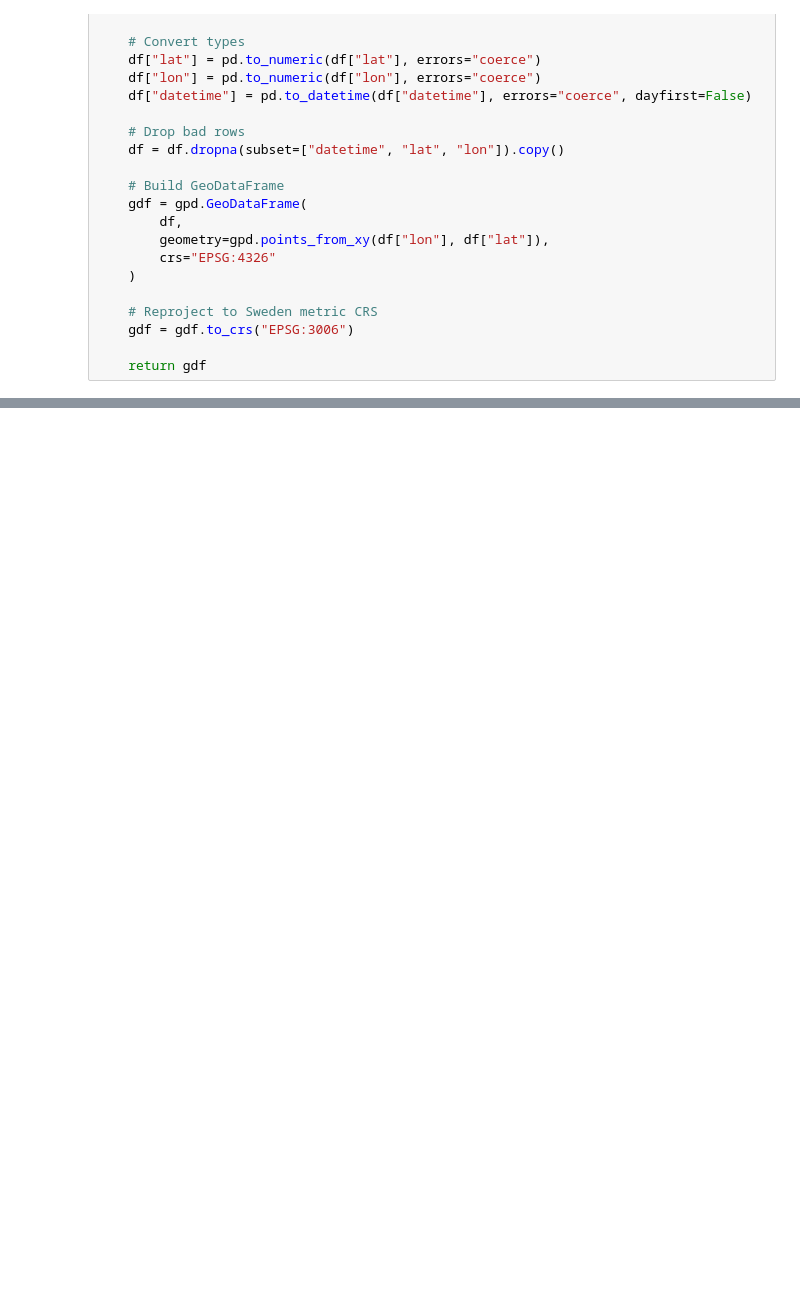
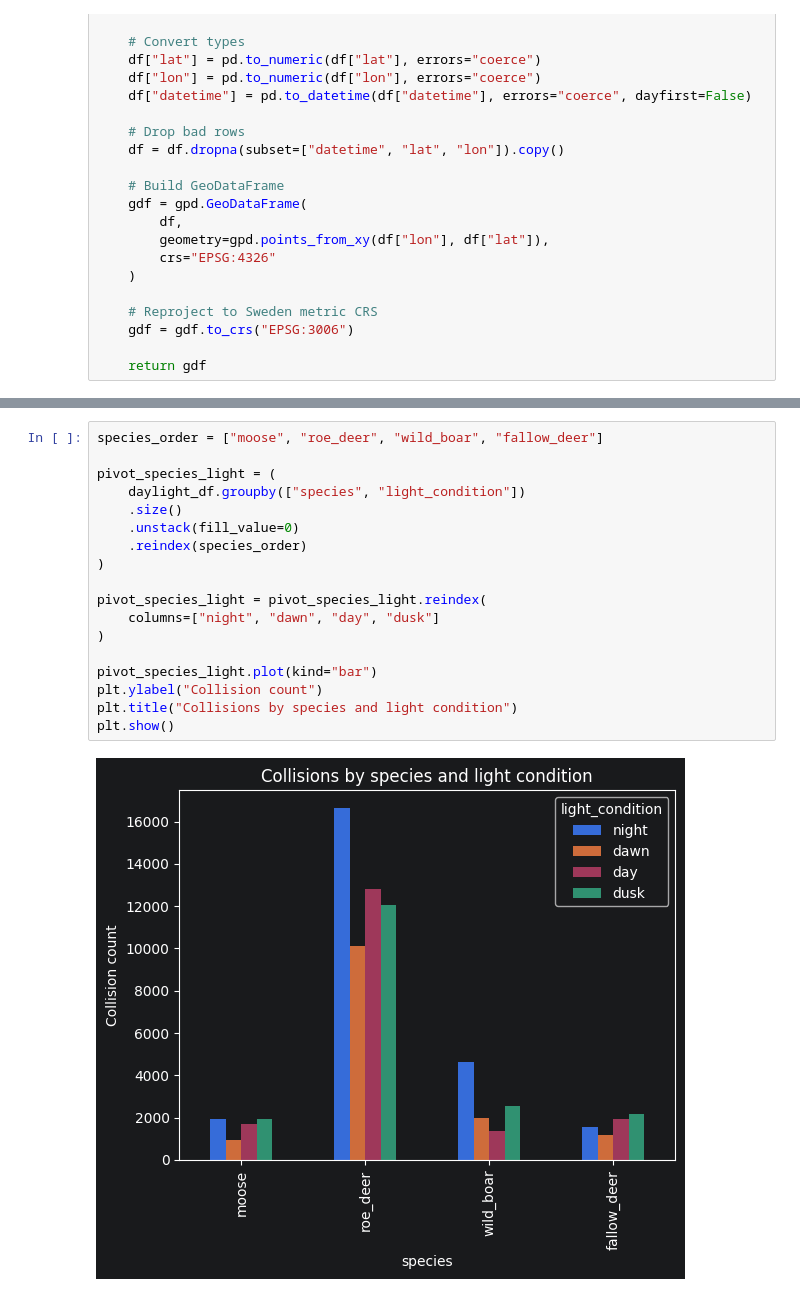
Before and after one commit to aw950309/thesis_boogaloo, a Jupyter notebook: notebooks/sample.ipynb, the cells around one changed output, grey strips where cells are left out. Drawn from its saved outputs; the diff is of its cells as text; blank space fills up the shorter version.

```diff
--- a/notebooks/sample.ipynb
+++ b/notebooks/sample.ipynb
@@ -126,0 +270,20 @@ Name: count, dtype: int64
+# %%
+species_order = ["moose", "roe_deer", "wild_boar", "fallow_deer"]
+
+pivot_species_light = (
+    daylight_df.groupby(["species", "light_condition"])
+    .size()
+    .unstack(fill_value=0)
+    .reindex(species_order)
+)
+
+pivot_species_light = pivot_species_light.reindex(
+    columns=["night", "dawn", "day", "dusk"]
+)
+
+pivot_species_light.plot(kind="bar")
+plt.ylabel("Collision count")
+plt.title("Collisions by species and light condition")
+plt.show()
+# %% [output]
+[figure, added]
```
Also changed, not shown: parts of 23 cells of this notebook, 1 other file.
